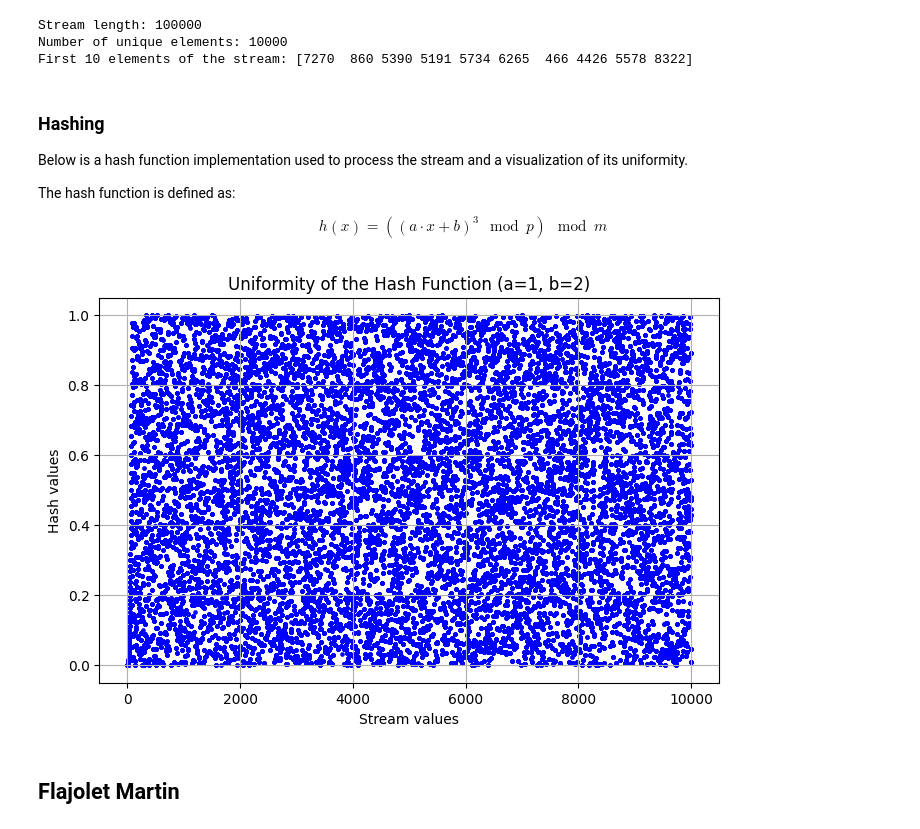
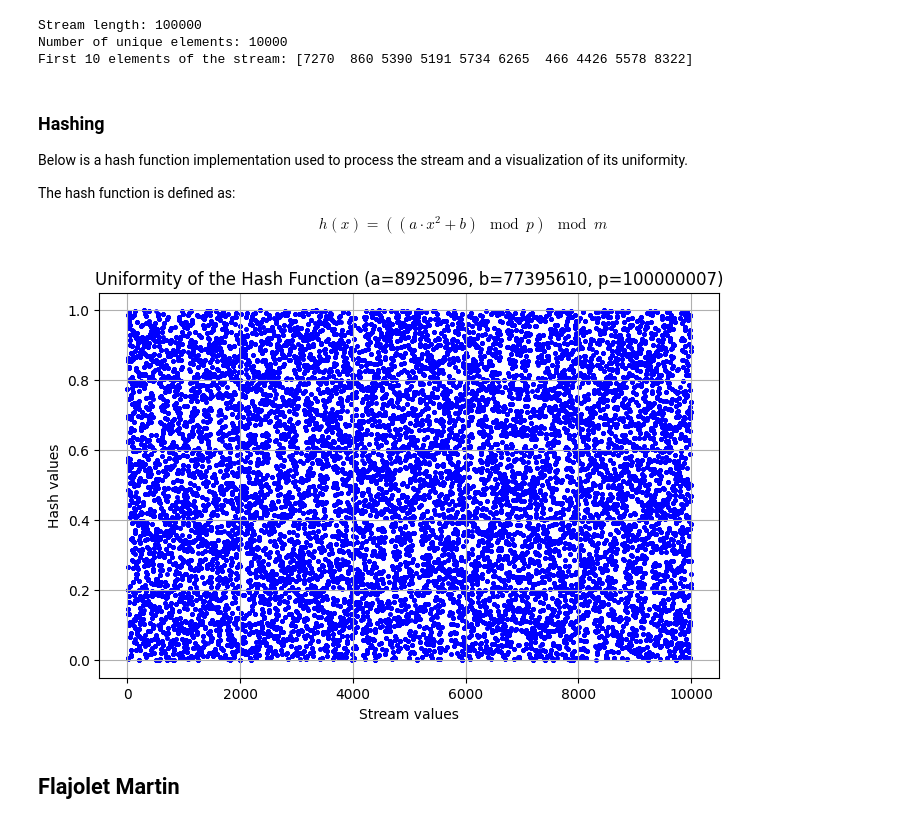
Before and after one commit to Gal-Noy/MSC-Data-Streaming-Algorithms, a Jupyter notebook: FM_CountMin/FM_CountMin.ipynb, the cells around one changed output. Drawn from its saved outputs; the diff is of its cells as text; code cells hidden in the pictures.

Commit message:
hash function fix

```diff
--- a/FM_CountMin/FM_CountMin.ipynb
+++ b/FM_CountMin/FM_CountMin.ipynb
@@ -45,36 +45,37 @@ Below is a hash function implementation used to process the stream and a visuali
 
 The hash function is defined as:
 
-$$h(x) = ((a \cdot x + b)^3 \mod p) \mod m$$
+$$h(x) = ((a \cdot x^2 + b) \mod p) \mod m$$
 # %%
 import matplotlib.pyplot as plt
 
-# Prime number for the hash function, P > NUM_UNIQUE
-P = 2**19 - 1
+# Prime number for the hash function, P > NUM_UNIQUE^2
+P = NUM_UNIQUE**2 + 7
 
 def hash_stream(stream: np.ndarray, a: int, b: int, m: int = P, normalize: bool = True, p: int = P) -> np.ndarray:
     """
     Hash the stream using the hash function (a * stream + b)^3 % p % m.
     :param stream: The stream to hash
-    :param a: The slope of the hash function
-    :param b: The intercept of the hash function
+    :param a: The first coefficient of the hash function
+    :param b: The second coefficient of the hash function
     :param p: The prime number for the hash function
     :param m: The range of the hash function
     :param normalize: Whether to normalize the hash values to [0, 1) or not
     :return: The hashed stream
     """
-    return ((((a if a > 0 else 1) * stream + b)**3 % p) % m) / (m if normalize else 1)
+    return (((max(a, 1) * stream**2 + b) % p) % m) / (m if normalize else 1)
 
 # Plot the uniformity of the hash function
+a, b = np.random.default_rng(SEED).integers(1, P, size=2)
 plt.figure(figsize=(8, 5))
-plt.scatter(stream, hash_stream(stream, 1, 2), alpha=0.7, color='blue', s=5)
-plt.title("Uniformity of the Hash Function (a=1, b=2)")
+plt.scatter(stream, hash_stream(stream, a, b), alpha=0.7, color='blue', s=5)
+plt.title(f"Uniformity of the Hash Function (a={a}, b={b}, p={P})")
 plt.xlabel("Stream values")
 plt.ylabel("Hash values")
 plt.grid(True)
 plt.show()
 # %% [output]
-[figure, old version]
+[figure, new version]
 # %% [markdown]
 ## Flajolet Martin
 # %% [markdown]
```
Also changed, not shown: parts of 5 cells of this notebook.
